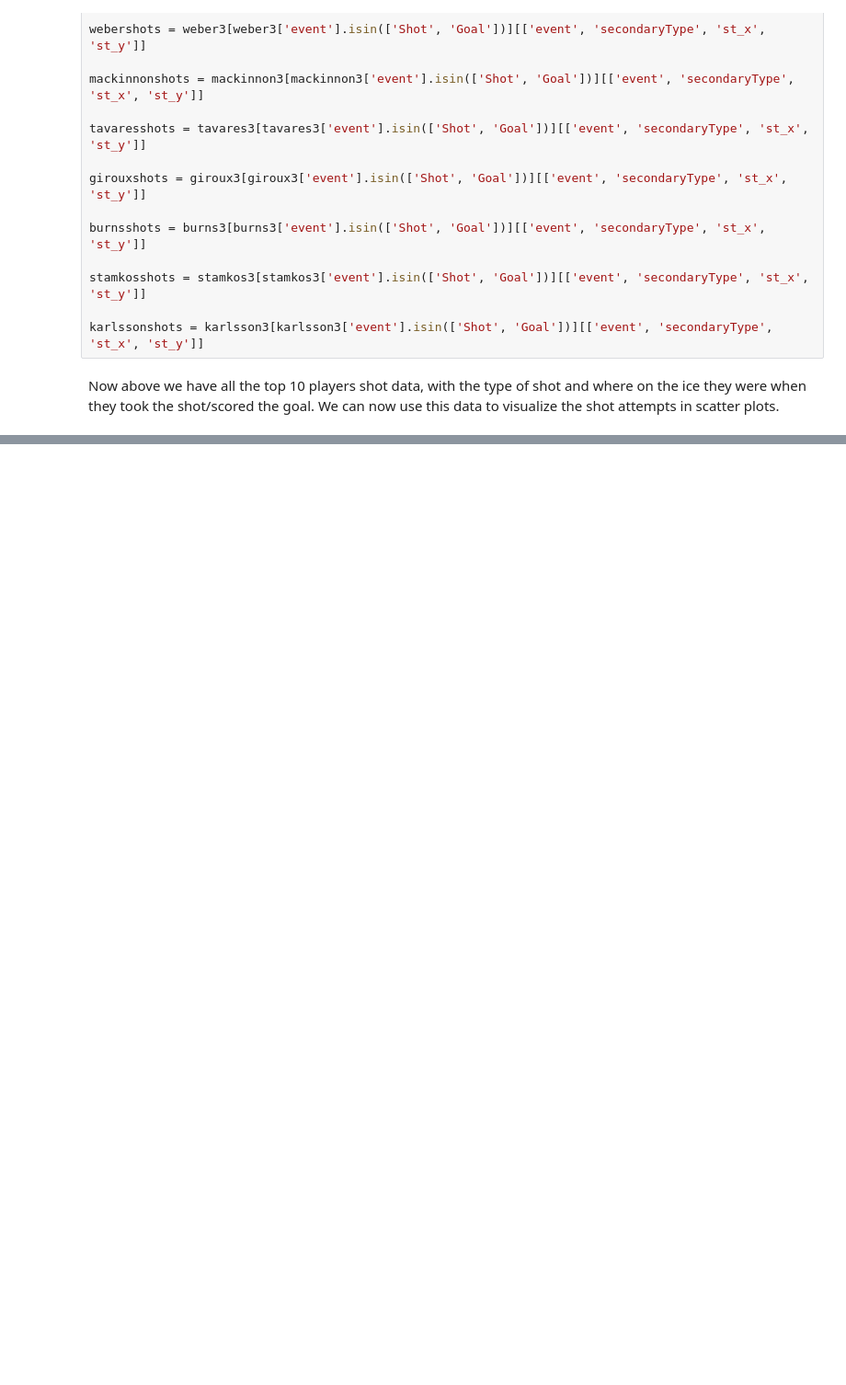
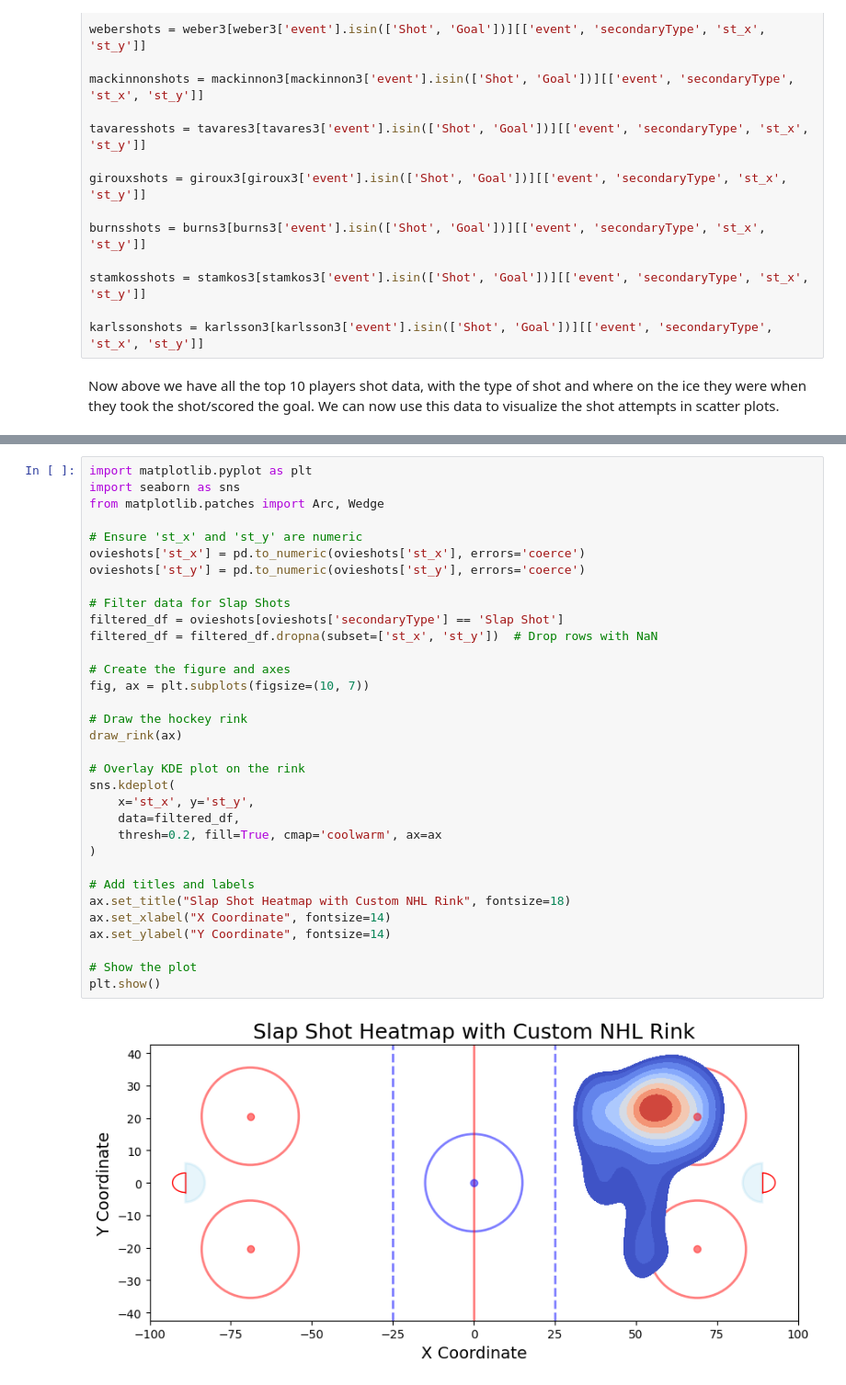
Before and after one commit to mattzirp/pucks_to_the_net, a Jupyter notebook: all_stars.ipynb, the cells around one changed output, grey strips where cells are left out. Shown: that part at 92% size. Saved outputs shown, nothing was run; the diff lists cells and outputs as text; blank space fills up the shorter version.

```diff
--- a/all_stars.ipynb
+++ b/all_stars.ipynb
@@ -224,0 +247,35 @@ for i, (player, df) in enumerate(players.items()):
+# %%
+import matplotlib.pyplot as plt
+import seaborn as sns
+from matplotlib.patches import Arc, Wedge
+
+# Ensure 'st_x' and 'st_y' are numeric
+ovieshots['st_x'] = pd.to_numeric(ovieshots['st_x'], errors='coerce')
+ovieshots['st_y'] = pd.to_numeric(ovieshots['st_y'], errors='coerce')
+
+# Filter data for Slap Shots
+filtered_df = ovieshots[ovieshots['secondaryType'] == 'Slap Shot']
+filtered_df = filtered_df.dropna(subset=['st_x', 'st_y'])  # Drop rows with NaN
+
+# Create the figure and axes
+fig, ax = plt.subplots(figsize=(10, 7))
+
+# Draw the hockey rink
+draw_rink(ax)
+
+# Overlay KDE plot on the rink
+sns.kdeplot(
+    x='st_x', y='st_y',
+    data=filtered_df,
+    thresh=0.2, fill=True, cmap='coolwarm', ax=ax
+)
+
+# Add titles and labels
+ax.set_title("Slap Shot Heatmap with Custom NHL Rink", fontsize=18)
+ax.set_xlabel("X Coordinate", fontsize=14)
+ax.set_ylabel("Y Coordinate", fontsize=14)
+
+# Show the plot
+plt.show()
+# %% [output]
+[figure, added]
```
Also changed, not shown: parts of 5 cells of this notebook, 1 other file.
